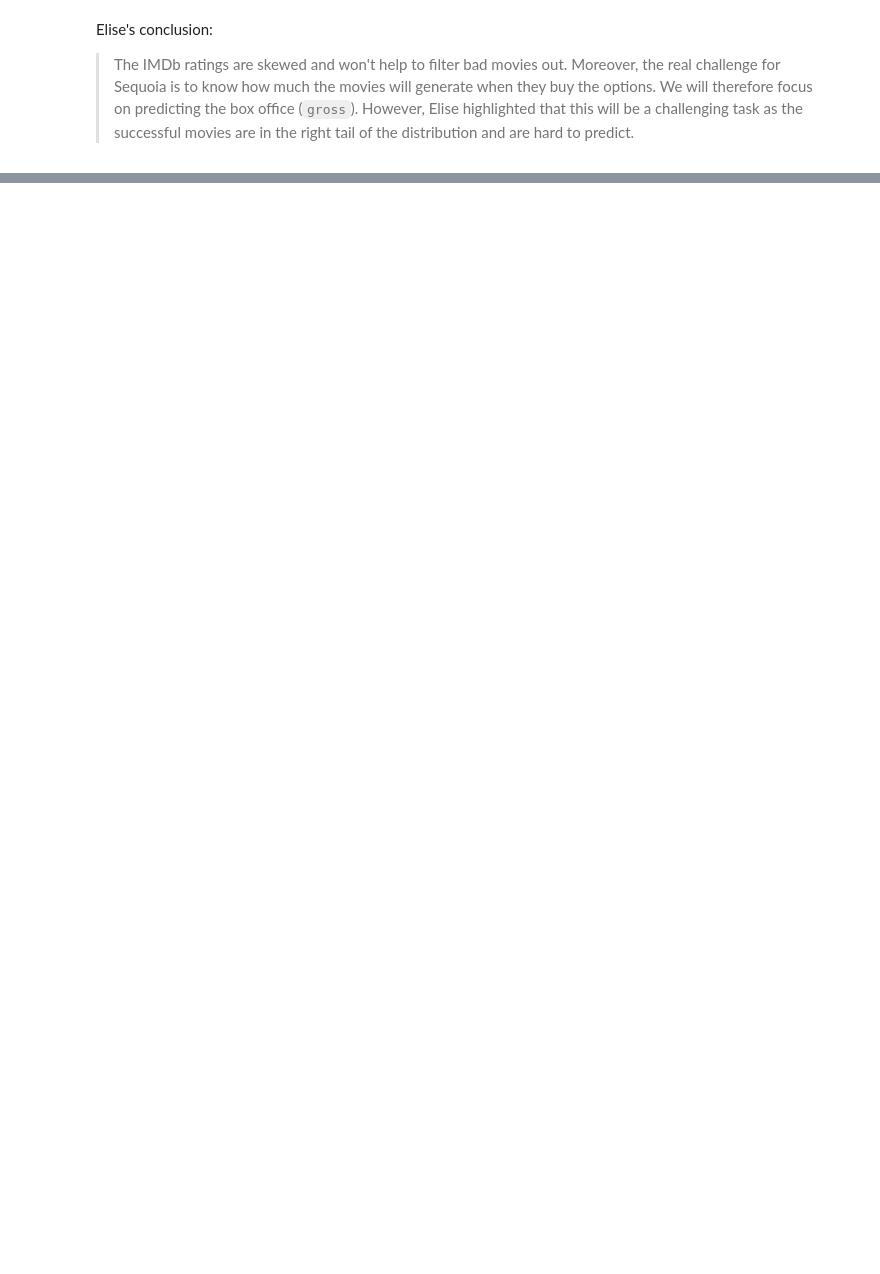
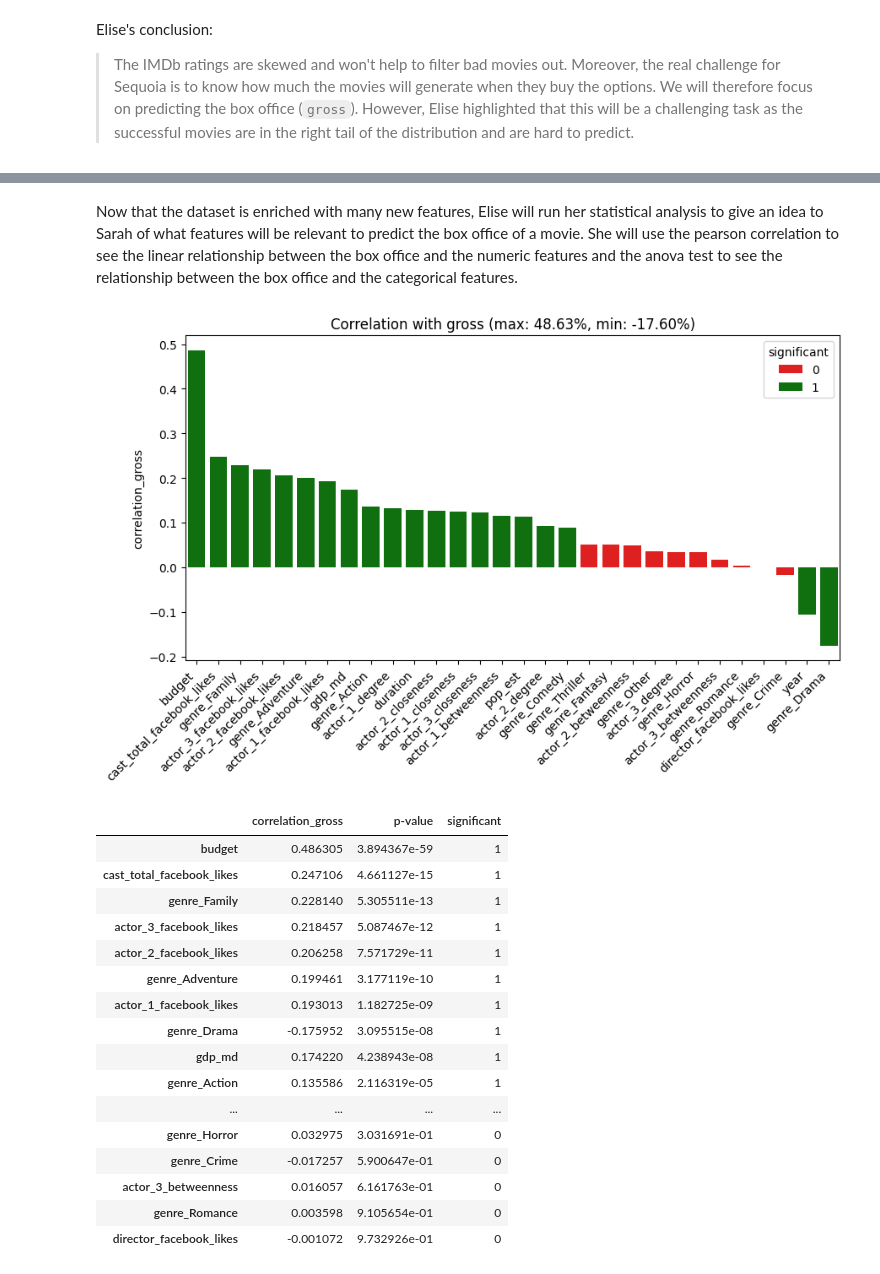
Before and after one commit to MathieuDemarets/hackathon, a Jupyter notebook: MDO_report.ipynb, the cells around one changed output, grey strips where cells are left out. Saved outputs shown, nothing was run; the diff lists cells and outputs as text; code cells hidden in the pictures; blank space fills up the shorter version.

```diff
--- a/MDO_report.ipynb
+++ b/MDO_report.ipynb
@@ -102,0 +251,28 @@ Elise's conclusion:
+# %% [markdown]
+Now that the dataset is enriched with many new features, Elise will run her statistical analysis to give an idea to Sarah of what features will be relevant to predict the box office of a movie. She will use the pearson correlation to see the linear relationship between the box office and the numeric features and the anova test to see the relationship between the box office and the categorical features.
+# %%
+# Elise needs to filter out rows with missing values to run her tests
+Elise = MDO_Statistician.from_enriched(
+    path=enriched_data_path, drop_na=True)
+
+# Then, she can run the correlation test
+Elise.get_correlation(target="gross", plot=True)
+# %% [output]
+[figure, added]
+|  | correlation_gross | p-value | significant |
+| budget | 0.486305 | 3.894367e-59 | 1 |
+| cast_total_facebook_likes | 0.247106 | 4.661127e-15 | 1 |
+| genre_Family | 0.228140 | 5.305511e-13 | 1 |
+| actor_3_facebook_likes | 0.218457 | 5.087467e-12 | 1 |
+| actor_2_facebook_likes | 0.206258 | 7.571729e-11 | 1 |
+| genre_Adventure | 0.199461 | 3.177119e-10 | 1 |
+| actor_1_facebook_likes | 0.193013 | 1.182725e-09 | 1 |
+| genre_Drama | -0.175952 | 3.095515e-08 | 1 |
+| gdp_md | 0.174220 | 4.238943e-08 | 1 |
+| genre_Action | 0.135586 | 2.116319e-05 | 1 |
+| ... | ... | ... | ... |
+| genre_Horror | 0.032975 | 3.031691e-01 | 0 |
+| genre_Crime | -0.017257 | 5.900647e-01 | 0 |
+| actor_3_betweenness | 0.016057 | 6.161763e-01 | 0 |
+| genre_Romance | 0.003598 | 9.105654e-01 | 0 |
+| director_facebook_likes | -0.001072 | 9.732926e-01 | 0 |
```
Also changed, not shown: parts of 45 cells of this notebook, 23 other files.
